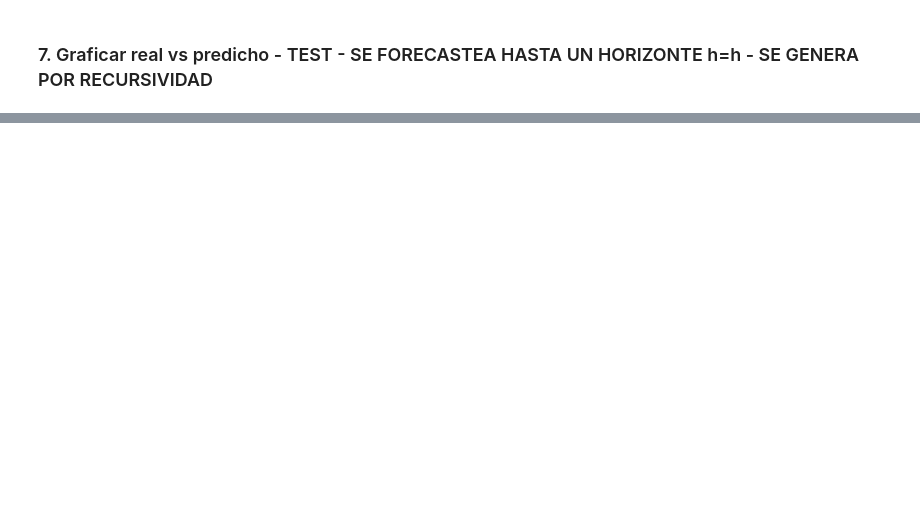
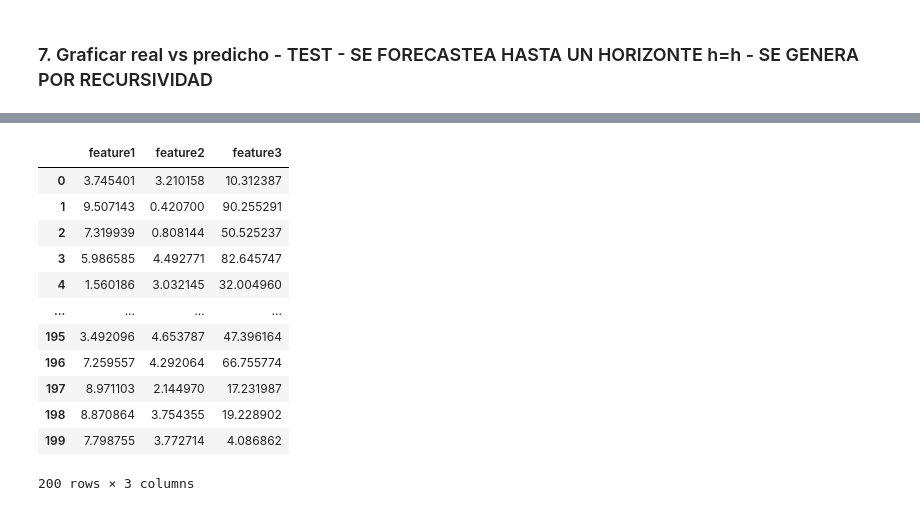
Before and after one commit to joseortegalabra/vn2_challenge, a Jupyter notebook: src/naive_perfect_forecast/forecast/metricas_forecasts_dev.ipynb, the cells around one changed output, grey strips where cells are left out. Cells and saved outputs as stored; diff of their text form; code cells hidden in the pictures; blank space fills up the shorter version.

```diff
--- a/src/naive_perfect_forecast/forecast/metricas_forecasts_dev.ipynb
+++ b/src/naive_perfect_forecast/forecast/metricas_forecasts_dev.ipynb
@@ -243,0 +259,36 @@ a
+# %%
+# ---------------------------------------------------------
+# 1️⃣ Creamos datos ficticios
+# ---------------------------------------------------------
+np.random.seed(42)
+
+n = 200
+X = pd.DataFrame({
+    "feature1": np.random.uniform(0, 10, n),
+    "feature2": np.random.uniform(0, 5, n),
+    "feature3": np.random.uniform(0, 100, n),
+})
+
+# Verdadero modelo no lineal (desconocido para el analista)
+y = (
+    3 * np.sin(X["feature1"])
+    + 0.5 * X["feature2"]**2
+    - 0.1 * X["feature3"]
+    + np.random.normal(0, 1, n)
+)
+# %%
+X
+# %% [output]
+|  | feature1 | feature2 | feature3 |
+| 0 | 3.745401 | 3.210158 | 10.312387 |
+| 1 | 9.507143 | 0.420700 | 90.255291 |
+| 2 | 7.319939 | 0.808144 | 50.525237 |
+| 3 | 5.986585 | 4.492771 | 82.645747 |
+| 4 | 1.560186 | 3.032145 | 32.004960 |
+| ... | ... | ... | ... |
+| 195 | 3.492096 | 4.653787 | 47.396164 |
+| 196 | 7.259557 | 4.292064 | 66.755774 |
+| 197 | 8.971103 | 2.144970 | 17.231987 |
+| 198 | 8.870864 | 3.754355 | 19.228902 |
+| 199 | 7.798755 | 3.772714 | 4.086862 |
+200 rows × 3 columns
```
Also changed, not shown: parts of 19 cells of this notebook, 4 other files.
